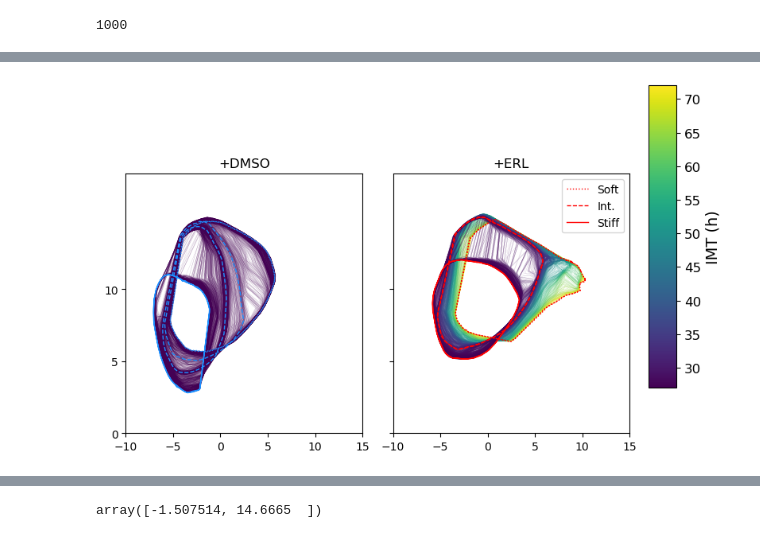
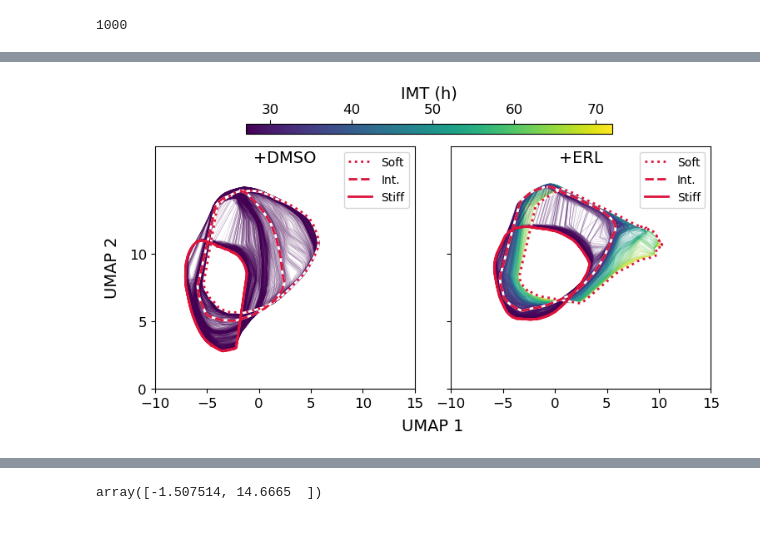
Before and after one commit to QuLab-VU/ECM_cell_cycle_model, a Jupyter notebook: Figures/Fig4/Lyapanov_analysis.ipynb, the cells around one changed output, grey strips where cells are left out. Drawn from its saved outputs; the diff is of its cells as text; code cells hidden in the pictures.

Commit message:
Fig4 - ODE and lyapunov plots, need to move 7 ODE solutions from fig5 to fig4

```diff
--- a/Figures/Fig4/Lyapanov_analysis.ipynb
+++ b/Figures/Fig4/Lyapanov_analysis.ipynb
@@ -39,12 +31,12 @@ embedding_index[-1]
 # %%
 filepaths = os.listdir(DATADIR1)
 # %%
-filenames = [f for f in filepaths if re.match(r'embedding_e_erl', f)]
-filenames_erl = [Path(DATADIR1, f) for f in filenames]
+file_location = os.path.join(DATADIR1,'*embedding_e_erl*9-23*')
+filenames_erl = glob.glob(file_location)
 filenames_erl.sort()
 
 ode_divs_erl = np.genfromtxt(Path(DATADIR1+'erl_IMT.csv'), delimiter=',')
 lyap_erl = np.genfromtxt('lyap_erl.csv', delimiter=',')
 ode_max = max(ode_divs_erl)
-ode_max
+len(filenames_erl)
 # %% [output]
@@ -56,6 +44,6 @@ ode_divs_erl[900]
 # %%
-filenames = [f for f in filepaths if re.match(r'embedding_d_', f)]
-filenames_dmso = [Path(DATADIR1, f) for f in filenames]
+file_location = os.path.join(DATADIR1,'*embedding_d_dmso*9-23*')
+filenames_dmso = glob.glob(file_location)
 filenames_dmso.sort()
 
 ode_divs_dmso = np.genfromtxt(Path(DATADIR1+'dmso_IMT.csv'), delimiter=',')
@@ -71,5 +59,5 @@ ode_divs_dmso[500]
 # %%
-size = (7,4)
+size = (8,4)
 xmin = -10
 xmax = 15
 ymin = 0
@@ -118,12 +106,19 @@ for f in filenames_erl:
 # y=np.ndarray.tolist(embedding_tmp[ind,1])
 # axes[1].plot(x[0][int(len(x[0])/2):], y[0][int(len(x[0])/2):], color='magenta', lw=1)
 
+
+lw = 2
+
 tmp_emb = np.genfromtxt(filenames_erl[0], delimiter=',')
-axes[1].plot(tmp_emb[:,0], tmp_emb[:,1], color='red', lw=1, linestyle = 'dotted', label='Soft')
+tmp_l = int(len(tmp_emb)/2)
+axes[1].plot(tmp_emb[:tmp_l,0], tmp_emb[:tmp_l,1], color='white', lw=lw)
+axes[1].plot(tmp_emb[:tmp_l,0], tmp_emb[:tmp_l,1], color='crimson', lw=lw, linestyle = 'dotted', label='Soft')
 tmp_emb = np.genfromtxt(filenames_erl[499], delimiter=',')
-axes[1].plot(tmp_emb[:,0], tmp_emb[:,1], color='red', lw=1, linestyle = 'dashed', label='Int.')
+tmp_l = int(len(tmp_emb)/2)
+axes[1].plot(tmp_emb[:tmp_l,0], tmp_emb[:tmp_l,1], color='white', lw=lw)
+axes[1].plot(tmp_emb[:tmp_l,0], tmp_emb[:tmp_l,1], color='crimson', lw=lw, linestyle = 'dashed', label='Int.')
 tmp_emb = np.genfromtxt(filenames_erl[999], delimiter=',')
-axes[1].plot(tmp_emb[:,0], tmp_emb[:,1], color='red', lw=1, label='Stiff')
+axes[1].plot(tmp_emb[:,0], tmp_emb[:,1], color='crimson', lw=lw, label='Stiff')
 plt.legend(loc=1)
 
 plt.rcParams['axes.titley'] = 1
@@ -143,46 +138,37 @@ axes[1].axes.yaxis.set_ticklabels([])
 #     ii+=1
 
 tmp_emb = np.genfromtxt(filenames_dmso[0], delimiter=',')
-axes[0].plot(tmp_emb[:,0], tmp_emb[:,1], color='dodgerblue', lw=1, linestyle = 'dotted', label='Soft')
+tmp_l = int(len(tmp_emb)/2)
+axes[0].plot(tmp_emb[:tmp_l,0], tmp_emb[:tmp_l,1], color='white', lw=lw)
+axes[0].plot(tmp_emb[:tmp_l,0], tmp_emb[:tmp_l,1], color='crimson', lw=lw, linestyle = 'dotted', label='Soft')
 tmp_emb = np.genfromtxt(filenames_dmso[499], delimiter=',')
-axes[0].plot(tmp_emb[:,0], tmp_emb[:,1], color='dodgerblue', lw=1, linestyle = 'dashed', label='Int.')
+tmp_l = int(len(tmp_emb)/2)
+axes[0].plot(tmp_emb[:tmp_l,0], tmp_emb[:tmp_l,1], color='white', lw=lw)
+axes[0].plot(tmp_emb[:tmp_l,0], tmp_emb[:tmp_l,1], color='crimson', lw=lw, linestyle = 'dashed', label='Int.')
 tmp_emb = np.genfromtxt(filenames_dmso[999], delimiter=',')
-axes[0].plot(tmp_emb[:,0], tmp_emb[:,1], color='dodgerblue', lw=1, label='Stiff')
-plt.legend(loc=1)
-# ind = np.where(embedding_index == 1001)
-# x=np.ndarray.tolist(embedding_tmp[ind,0])
-# y=np.ndarray.tolist(embedding_tmp[ind,1])
-# axes[0].plot(x[0][int(len(x[0])/2):], y[0][int(len(x[0])/2):], color='dodgerblue', lw=1, linestyle = 'dotted', label='Soft')
-# ind = np.where(embedding_index == 1500)
-# x=np.ndarray.tolist(embedding_tmp[ind,0])
-# y=np.ndarray.tolist(embedding_tmp[ind,1])
-# axes[0].plot(x[0][int(len(x[0])/2):], y[0][int(len(x[0])/2):], color='dodgerblue', lw=1, linestyle = 'dashed', label='Int.')
-# ind = np.where(embedding_index == 2000)
-# x=np.ndarray.tolist(embedding_tmp[ind,0])
-# y=np.ndarray.tolist(embedding_tmp[ind,1])
-# axes[0].plot(x[0][int(len(x[0])/2):], y[0][int(len(x[0])/2):], color='dodgerblue', lw=1, label='Stiff')
-# axes[0].legend(loc=1)
+axes[0].plot(tmp_emb[:,0], tmp_emb[:,1], color='crimson', lw=lw, label='Stiff')
+axes[0].legend(loc=1)
 
 axes[0].set_xlim([xmin, xmax])
 axes[0].set_ylim([ymin, ymax])
 axes[0].title.set_text('+DMSO')
 axes[0].axes.yaxis.set_ticks([0, 5, 10])
 
-fig.subplots_adjust(right=1)
-cbar_ax = fig.add_axes([1, 0.24, 0.05, 0.95])
-fig.colorbar(sm, cax=cbar_ax, label='IMT (h)')
+fig.subplots_adjust(top=1)
+cbar_ax = fig.add_axes([0.27, 1, 0.55, 0.03])
+fig.colorbar(sm, cax=cbar_ax, orientation='horizontal', location='top', label='IMT (h)')
 
-# ax = fig.add_subplot(111, frameon=False)
-# ax.set_xticks([])
-# ax.set_yticks([])
-# #plt.tick_params(labelcolor='none', top='off', bottom='off', left='off', right='off')
-# ax.set_xlabel('UMAP 1', labelpad=25)
-# ax.set_ylabel('UMAP 2', labelpad=30)
+ax = fig.add_subplot(111, frameon=False)
+ax.set_xticks([])
+ax.set_yticks([])
+#plt.tick_params(labelcolor='none', top='off', bottom='off', left='off', right='off')
+ax.set_xlabel('UMAP 1', labelpad=25)
+ax.set_ylabel('UMAP 2', labelpad=30)
 
-# fig4a_fn = Path(SAVEDIR, 'fig4a.svg')
+fig4a_fn = Path(SAVEDIR, 'fig4a.svg')
 
-# if SAVEFILES and (OVERWRITE or not fig4a_fn.exists()):
-#     plt.savefig(fig4a_fn, bbox_inches='tight')
-# else:
-#     plt.figure()
+if SAVEFILES and (OVERWRITE or not fig4a_fn.exists()):
+    plt.savefig(fig4a_fn, bbox_inches='tight')
+else:
+    plt.figure()
 # %% [output]
@@ -190,3 +175,3 @@ fig.colorbar(sm, cax=cbar_ax, label='IMT (h)')
-[figure, old version]
+[figure, new version]
 # %%
 norm = plt.Normalize(-0.04, 0)
```
Also changed, not shown: parts of 24 cells of this notebook, 2 other files.
